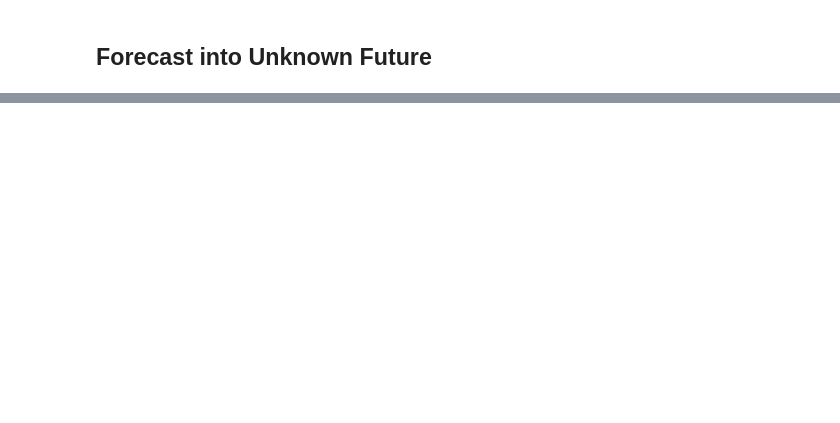
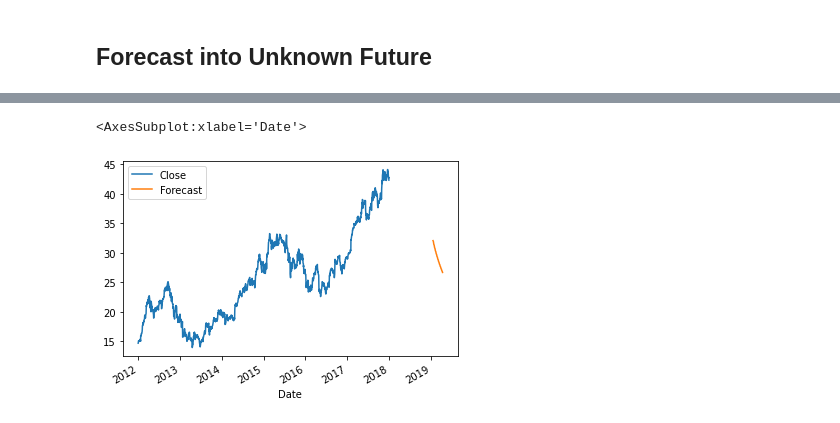
Before and after one commit to davidrtorres/Model-5-Stock-Price-Forecasting, a Jupyter notebook: LSTM_stocks_1_5_21-Copy1.ipynb, the cells around one changed output, grey strips where cells are left out. Cells and saved outputs as stored; diff of their text form; code cells hidden in the pictures; blank space fills up the shorter version.

```diff
--- a/LSTM_stocks_1_5_21-Copy1.ipynb
+++ b/LSTM_stocks_1_5_21-Copy1.ipynb
@@ -459,6 +424,9 @@ for i in range(periods):
 # ax=df.plot()
 # forecast_df.plot(ax=ax)
 # %%
-# ax=df.plot()
-# forecast_df.plot(ax=ax)
-# plt.xlim('2020-01-01','2020-04-01')
+ax=df.plot()
+forecast_df.plot(ax=ax)
+#plt.xlim('2019-12-18','2020-04-01')
+# %% [output]
+<AxesSubplot:xlabel='Date'>
+[figure, added]
```
Also changed, not shown: parts of 80 cells of this notebook.
